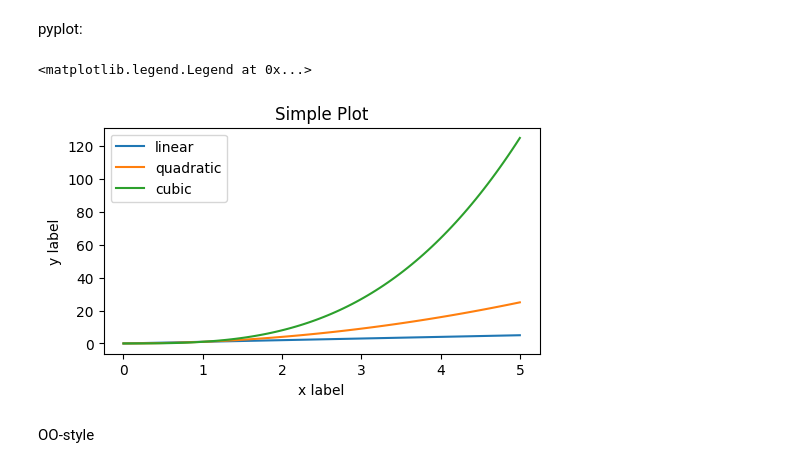
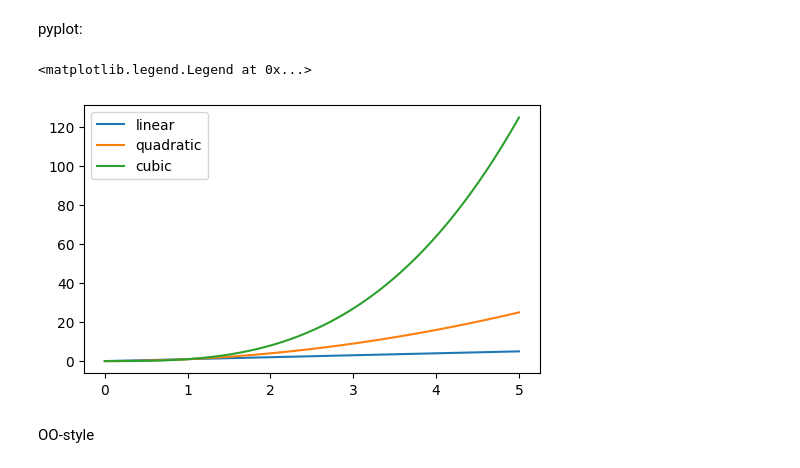
Before and after one commit to ucdavisdatalab/python_intensive_training, a Jupyter notebook: data/05_Day2-Lecture-2.ipynb, the cells around one changed output. Saved outputs shown, nothing was run; the diff lists cells and outputs as text; code cells hidden in the pictures.

```diff
--- a/data/05_Day2-Lecture-2.ipynb
+++ b/data/05_Day2-Lecture-2.ipynb
@@ -111,17 +108,14 @@ pyplot:
 # %%
 x = np.linspace(0, 5, 100)  # Sample data.
 
 plt.figure(figsize=(5, 3), layout='constrained')
 plt.plot(x, x, label='linear')  # Plot some data on the (implicit) axes.
 plt.plot(x, x**2, label='quadratic')  # etc.
 plt.plot(x, x**3, label='cubic')
-plt.xlabel('x label')
-plt.ylabel('y label')
-plt.title("Simple Plot")
 plt.legend()
 # %% [output]
 <matplotlib.legend.Legend at 0x...>
-[figure, old version]
+[figure, new version]
 # %% [markdown]
 OO-style
 # %% [markdown]
```
Also changed, not shown: parts of 5 cells of this notebook.
